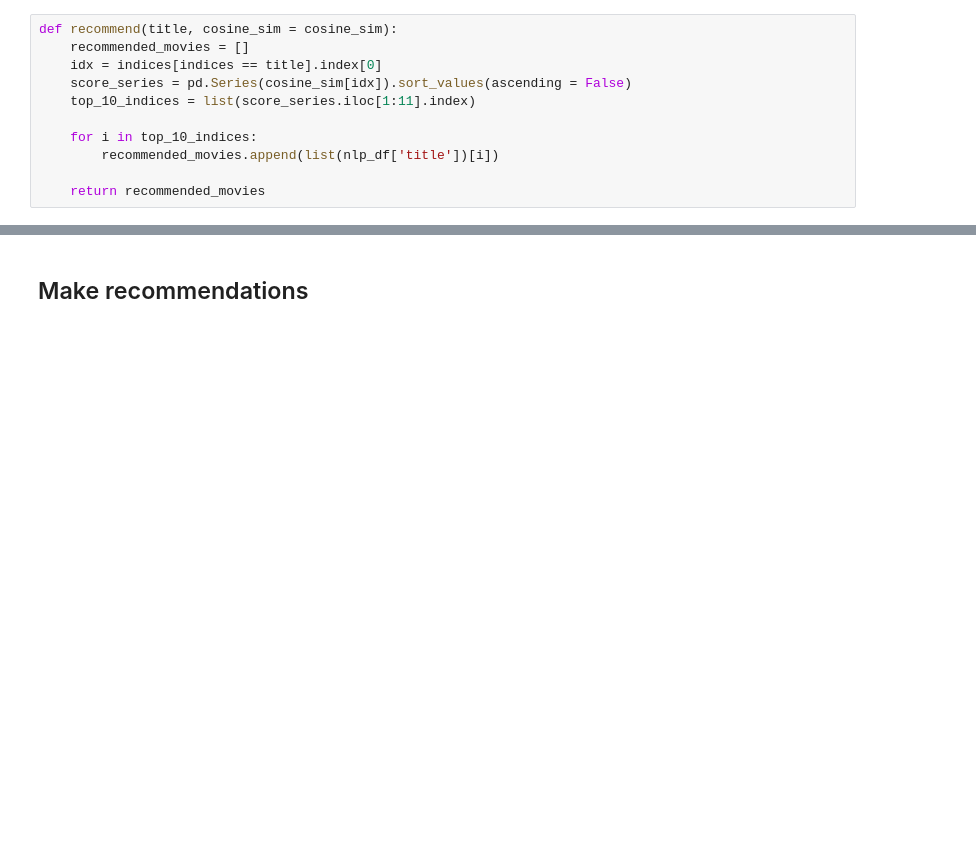
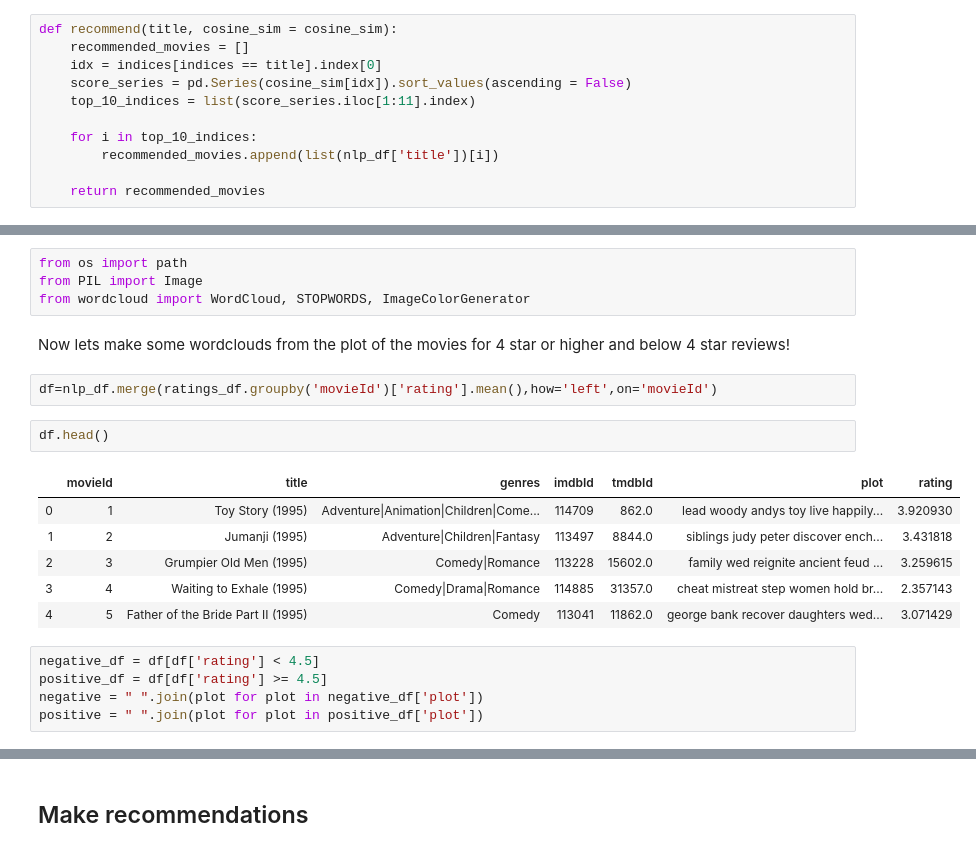
Before and after one commit to CaryMosley/Mod4ProjectRecommendation, a Jupyter notebook: RecSystem.ipynb, the cells around one changed output, grey strips where cells are left out. Saved outputs shown, nothing was run; the diff lists cells and outputs as text; blank space fills up the shorter version.

```diff
--- a/RecSystem.ipynb
+++ b/RecSystem.ipynb
@@ -1026,0 +996,22 @@ recommend('Batman (1989)')
+# %%
+from os import path
+from PIL import Image
+from wordcloud import WordCloud, STOPWORDS, ImageColorGenerator
+# %% [markdown]
+Now lets make some wordclouds from the plot of the movies for 4 star or higher and below 4 star reviews!
+# %%
+df=nlp_df.merge(ratings_df.groupby('movieId')['rating'].mean(),how='left',on='movieId')
+# %%
+df.head()
+# %% [output]
+|  | movieId | title | genres | imdbId | tmdbId | plot | rating |
+| 0 | 1 | Toy Story (1995) | Adventure|Animation|Children|Come... | 114709 | 862.0 | lead woody andys toy live happily... | 3.920930 |
+| 1 | 2 | Jumanji (1995) | Adventure|Children|Fantasy | 113497 | 8844.0 | siblings judy peter discover ench... | 3.431818 |
+| 2 | 3 | Grumpier Old Men (1995) | Comedy|Romance | 113228 | 15602.0 | family wed reignite ancient feud ... | 3.259615 |
+| 3 | 4 | Waiting to Exhale (1995) | Comedy|Drama|Romance | 114885 | 31357.0 | cheat mistreat step women hold br... | 2.357143 |
+| 4 | 5 | Father of the Bride Part II (1995) | Comedy | 113041 | 11862.0 | george bank recover daughters wed... | 3.071429 |
+# %%
+negative_df = df[df['rating'] < 4.5]
+positive_df = df[df['rating'] >= 4.5]
+negative = " ".join(plot for plot in negative_df['plot'])
+positive = " ".join(plot for plot in positive_df['plot'])
```
Also changed, not shown: parts of 35 cells of this notebook.
